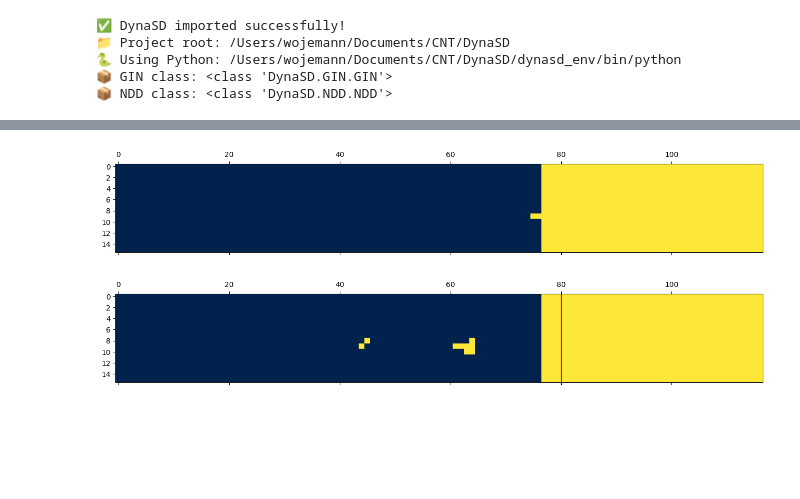
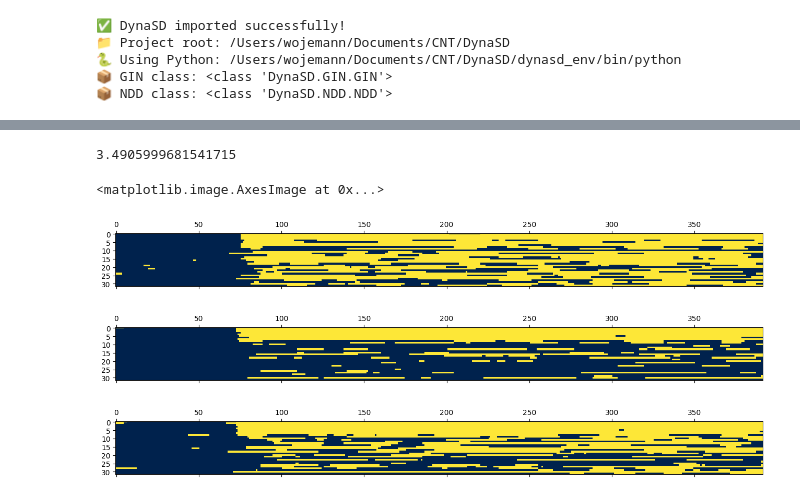
Before and after one commit to wojemann/DynaSD, a Jupyter notebook: examples/test_sim.ipynb, the cells around one changed output, grey strips where cells are left out. Drawn from its saved outputs; the diff is of its cells as text; code cells hidden in the pictures; blank space fills up the shorter version.

```diff
--- a/examples/test_sim.ipynb
+++ b/examples/test_sim.ipynb
@@ -266,9 +228,18 @@ plt.show()
-# %%
-plt.matshow(sc.ndimage.median_filter(ndd,size=40,mode='nearest',axes=0).T>np.exp(6))
-plt.matshow(ndd.T>np.exp(5.3))
-
-plt.axvline(x=onset_idx*2,color='r')
-plt.show()
-# %% [output]
-[figure, removed]
-[figure, removed]
+# %%
+g =np.log(model.get_threshold(ndd.iloc[train_idx:,:],method='medianover'))
+print(g)
+# %% [output]
+3.4905999681541715
+# %%
+t = np.percentile(sc.ndimage.median_filter(np.log(ndd.loc[gen_mask,].copy()),size=20,mode='nearest',axes=0),95,axis=0)
+
+plt.matshow(sc.ndimage.median_filter(np.log(ndd.loc[~train_mask,].copy()),size=20,mode='nearest',axes=0).T>t.reshape(-1,1))
+
+plt.matshow(sc.ndimage.median_filter(np.log(ndd.loc[~train_mask,].copy()),size=20,mode='nearest',axes=0).T>g)
+
+plt.matshow(sc.ndimage.median_filter(np.log(ndd.loc[~train_mask,].copy()),size=20,mode='nearest',axes=0).T>np.sqrt(10.597))
+# %% [output]
+<matplotlib.image.AxesImage at 0x...>
+[figure, added]
+[figure, added]
+[figure, added]
```
Also changed, not shown: parts of 11 cells of this notebook, 6 other files.
